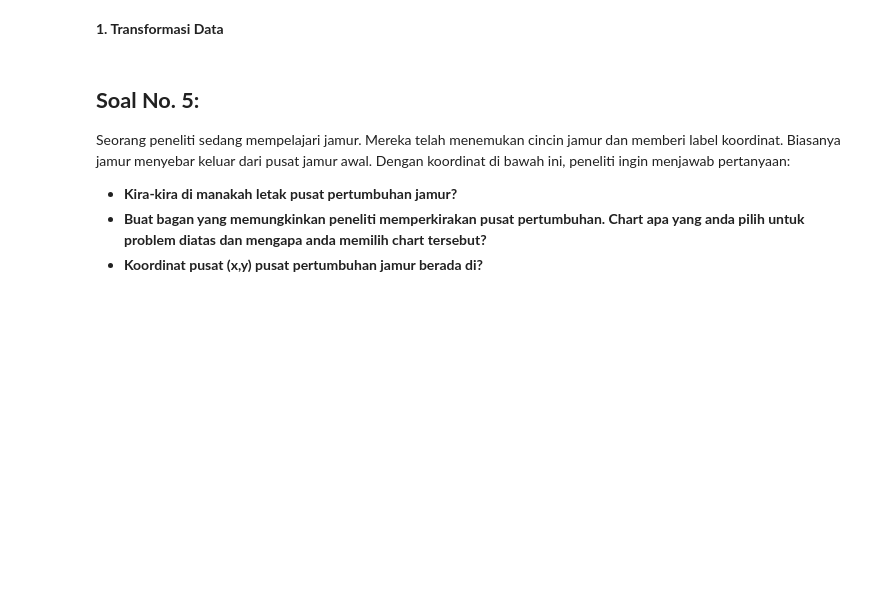
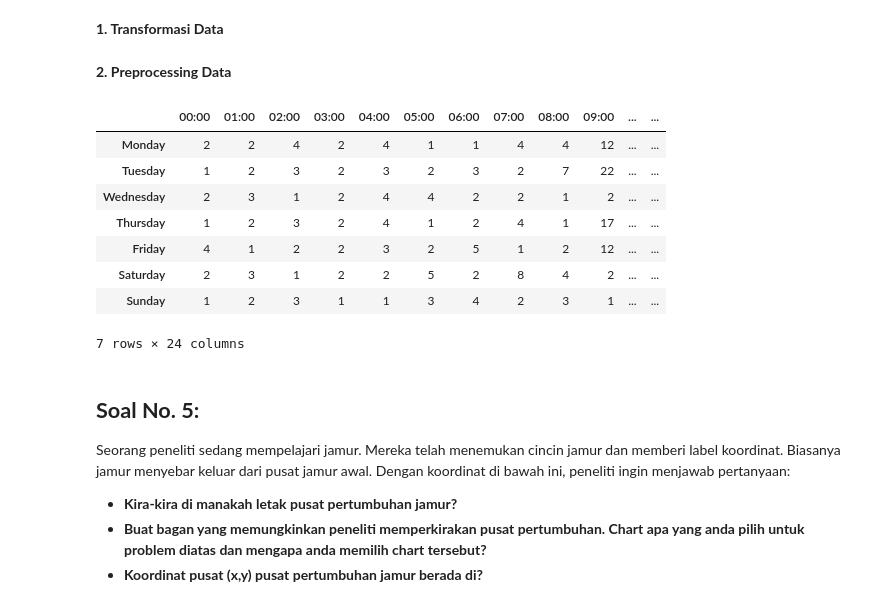
Before and after one commit to notnsas/data-science-application-college-task, a Jupyter notebook: mid_test/UTS_data_science_application_college_subject.ipynb, the cells around one changed output. Drawn from its saved outputs; the diff is of its cells as text; code cells hidden in the pictures; blank space fills up the shorter version.

Commit message:
No. 4: Data Preprocessing

```diff
--- a/mid_test/UTS_data_science_application_college_subject.ipynb
+++ b/mid_test/UTS_data_science_application_college_subject.ipynb
@@ -351,6 +351,24 @@ cpu_usage = [
 **1. Transformasi Data**
 # %%
 cpu_usage_df = pd.DataFrame(cpu_usage)
+# %% [markdown]
+**2. Preprocessing Data**
+# %%
+days = ['Monday', 'Tuesday', 'Wednesday', 'Thursday', 'Friday', 'Saturday', 'Sunday']
+hours = [f'{i:02d}:00' for i in range(24)]
+cpu_usage_df.index = days
+cpu_usage_df.columns = hours
+cpu_usage_df
+# %% [output]
+|  | 00:00 | 01:00 | 02:00 | 03:00 | 04:00 | 05:00 | 06:00 | 07:00 | 08:00 | 09:00 | ... | ... |
+| Monday | 2 | 2 | 4 | 2 | 4 | 1 | 1 | 4 | 4 | 12 | ... | ... |
+| Tuesday | 1 | 2 | 3 | 2 | 3 | 2 | 3 | 2 | 7 | 22 | ... | ... |
+| Wednesday | 2 | 3 | 1 | 2 | 4 | 4 | 2 | 2 | 1 | 2 | ... | ... |
+| Thursday | 1 | 2 | 3 | 2 | 4 | 1 | 2 | 4 | 1 | 17 | ... | ... |
+| Friday | 4 | 1 | 2 | 2 | 3 | 2 | 5 | 1 | 2 | 12 | ... | ... |
+| Saturday | 2 | 3 | 1 | 2 | 2 | 5 | 2 | 8 | 4 | 2 | ... | ... |
+| Sunday | 1 | 2 | 3 | 1 | 1 | 3 | 4 | 2 | 3 | 1 | ... | ... |
+7 rows × 24 columns
 # %% [markdown]
 ## **Soal No. 5:**
 
```
